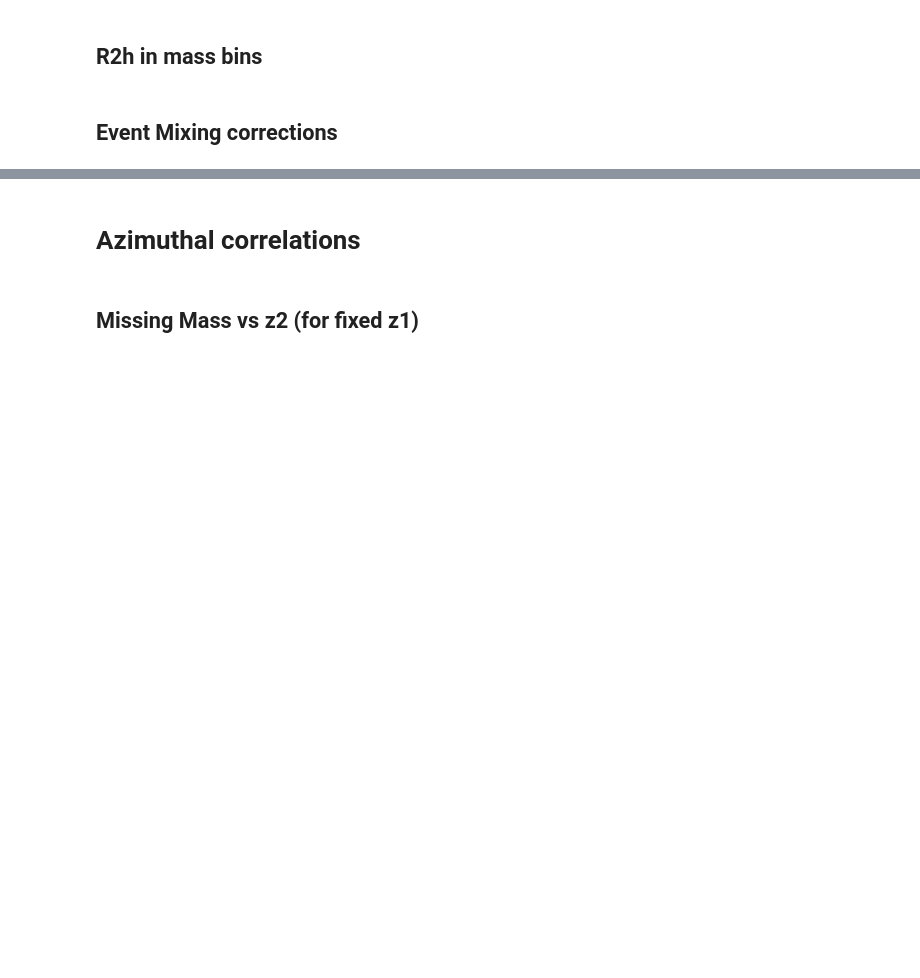
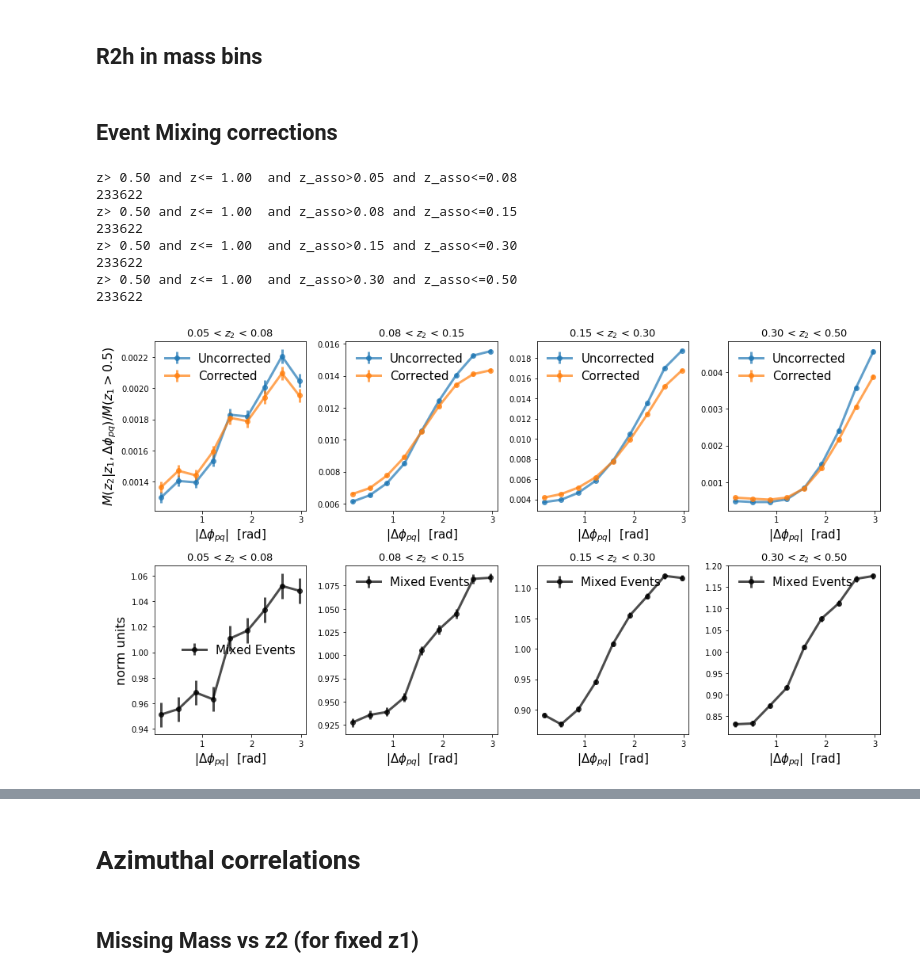
Before and after one commit to miguelignacio/eg2dihadron, a Jupyter notebook: EG2_2picorrelations.ipynb, the cells around one changed output, grey strips where cells are left out. Drawn from its saved outputs; the diff is of its cells as text; code cells hidden in the pictures; blank space fills up the shorter version.

Commit message:
add study on phi and event mixing in lab frame

```diff
--- a/EG2_2picorrelations.ipynb
+++ b/EG2_2picorrelations.ipynb
@@ -22,7 +22,7 @@ Welcome to JupyROOT 6.15/01
 class correlation:
     def __init__(self, ntriggers, df, df_mixed):
 
-        self.nbins_dphi = 9#32
+        self.nbins_dphi = 18#32
         self.nbins_deta = 18#16
         self.ntriggers = ntriggers
         self.phibins = np.linspace(0, np.pi, self.nbins_dphi+1)#16+1) #was 16+1
@@ -35,8 +35,10 @@ class correlation:
         self.bincenters_deta = [np.mean([x, y]) for (x, y) in zip(self.etabins[:-1], self.etabins[1:])]
 
         dphi = list(df['dphi'])
+        dphi_lab = list(df['dphi_lab'])
         deta = list(df['dy'])
         mixed_dphi = list(df_mixed['dphi'])
+        mixed_dphi_lab = list(df_mixed['dphi_lab'])
         mixed_deta = list(df_mixed['dy'])
 
         self.numberofpairs = df.shape[0]
@@ -50,6 +52,17 @@ class correlation:
         self.mixh_dphi.norm(norm)
         self.corr_dphi = np.true_divide(self.sameh_dphi.y,self.mixh_dphi.y)
         self.corr_dphi_err = np.true_divide(self.sameh_dphi.yerr,self.mixh_dphi.y)
+
+        #dphi in lab frame
+        self.sameh_dphi_lab =myHisto(dphi_lab, self.phibins) # np.histogram(dphi, self.phibins)[0]
+        self.sameh_dphi_lab.norm(ntriggers)
+        self.mixh_dphi_lab  =myHisto(mixed_dphi_lab, self.phibins)
+        norm = sum(self.mixh_dphi_lab.y)/self.nbins_dphi
+        self.mixh_dphi_lab.norm(norm)
+        self.corr_dphi_lab = np.true_divide(self.sameh_dphi_lab.y,self.mixh_dphi_lab.y)
+        self.corr_dphi_lab_err = np.true_divide(self.sameh_dphi_lab.yerr,self.mixh_dphi_lab.y)
+
+
 
 
         self.sameh_deta =myHisto(deta, self.etabins) # np.histogram(dphi, self.phibins)[0]
@@ -194,7 +205,7 @@ getdatainChunks('Pairs_Pb.root','Pb')
 df = {}
 df_trigger = {}
 
-for target in ['Pb','Fe','C']:
+for target in ['Pb']:#,'Fe','C']:
     print 'Getting dataframes from target %s'%target
     df[target]=getdatainChunks('Pairs_%s.root'%target, target)
     df['%s_mix'%target] = getdatainChunks('Pairs_%s.root'%target, '%s_mix'%target)
@@ -431,47 +431,43 @@ plt.show()
 # %%
 fig, axs = plt.subplots(2, 4, figsize=(14,8))
 Edges = [0.4, 0.5,0.6,0.7,1.0]
 bins = [(x, y) for (x, y) in zip(Edges[:-1], Edges[1:])]
 asso_Edges = [0.05,0.08, 0.15,0.3,0.5]
 asso_bins = [(x, y) for (x, y) in zip(asso_Edges[:-1], asso_Edges[1:])]
 
 for j, asso_bin in enumerate(asso_bins):
     query_trigger = 'z> %2.2f and z<= %2.2f '%(0.5,1.0)
     query_asso = 'z_asso>%2.2f and z_asso<=%2.2f'%(asso_bin[0],asso_bin[1])
     query_total = query_trigger + ' and '+ query_asso
     print query_total
-    print df_trigger['C_trigger'].query(query_trigger).shape[0]
-    corr_C = correlation(df_trigger['C_trigger'].query(query_trigger).shape[0], df['C'].query(query_total), df['C_mix'].query(query_total))
-    corr_D_C = correlation(df_trigger['D_C_trigger'].query(query_trigger).shape[0], df['D_C'].query(query_total), df['D_C_mix'].query(query_total))
+    print df_trigger['Pb_trigger'].query(query_trigger).shape[0]
+    corr = correlation(df_trigger['Pb_trigger'].query(query_trigger).shape[0], df['Pb'].query(query_total), df['Pb_mix'].query(query_total))
+    corr_D = correlation(df_trigger['D_Pb_trigger'].query(query_trigger).shape[0], df['D_Pb'].query(query_total), df['D_Pb_mix'].query(query_total))
 
-    #norma = np.sum(corr_D_C.corr_dphi)
-    #corr_D_C.normalize(norma)
-    #corr_C.normalize(norma)
+    axs[0,j].errorbar(corr_D.bincenters_dphi, corr_D.sameh_dphi.y, yerr=corr_D.sameh_dphi.yerr, linewidth=3.0,alpha=0.7,fmt='-o', label='Uncorrected')
+    axs[0,j].errorbar(corr_D.bincenters_dphi, corr_D.corr_dphi, yerr=corr_D.corr_dphi_err, linewidth=3.0,alpha=0.7,fmt='-o', label='Corrected')
 
-    #comp_C = comparison(corr_C,corr_D_C)
-
-    axs[0,j].errorbar(corr_D_C.bincenters_dphi, corr_D_C.sameh_dphi.y, yerr=corr_D_C.sameh_dphi.yerr, linewidth=3.0,alpha=0.7,fmt='-o', label='Uncorrected')
-    axs[0,j].errorbar(corr_D_C.bincenters_dphi, corr_D_C.corr_dphi, yerr=corr_D_C.corr_dphi_err, linewidth=3.0,alpha=0.7,fmt='-o', label='Corrected')
-
-    #axs[j].errorbar(corr_D.bincenters_dphi, corr_D.mixh_dphi.y, yerr=corr_D.mixh_dphi.yerr, linewidth=3.0,alpha=0.7,fmt='-ko', label='D')
-    #axs[j].errorbar(corr_C.bincenters_dphi, corr_C.sameh_dphi.y, yerr=corr_D.sameh_dphi.yerr, linewidth=3.0,alpha=0.7,fmt='-ro', label='C')
-
-
-    #axs[j].axhline(y=1.0,color='black',linestyle='--',alpha=0.5)
     axs[0,j].xaxis.set_label_text("|$\Delta\phi_{pq}$|  [rad]", fontsize=15)
     axs[0,j].legend(loc='best',frameon=False)
     axs[0,0].yaxis.set_label_text(r'$M(z_{2}|z_{1}, \Delta\phi_{pq})/M(z_{1}>0.5)$',fontsize=16)
     axs[0,j].set_title('%2.2f < $z_{2}$ < %2.2f'%(asso_bin[0],asso_bin[1]), fontsize=13)
 
     axs[1,j].set_title('%2.2f < $z_{2}$ < %2.2f'%(asso_bin[0],asso_bin[1]), fontsize=13)
-    axs[1,j].errorbar(corr_D_C.bincenters_dphi, corr_D_C.mixh_dphi.y, yerr=corr_D_C.mixh_dphi.yerr, linewidth=3.0,alpha=0.7,fmt='-ko', label='Mixed Events')
+    axs[1,j].errorbar(corr_D.bincenters_dphi, corr_D.mixh_dphi.y, yerr=corr_D.mixh_dphi.yerr, linewidth=3.0,alpha=0.7,fmt='-ko', label='Mixed Events')
     axs[1,0].yaxis.set_label_text('norm units',fontsize=16)
-
-
-    #axs[1,j].errorbar(corr_C.bincenters_dphi, corr_C.mixh_dphi.y, yerr=corr_C.mixh_dphi.yerr, linewidth=3.0,alpha=0.7,fmt='-ko', label='D')
     axs[1,j].xaxis.set_label_text("|$\Delta\phi_{pq}$|  [rad]", fontsize=15)
     axs[1,j].legend(loc='best',frameon=False)
 
 
 plt.tight_layout()
 plt.savefig('EventMixing_AzimuthalCorrelations.png')
+# %% [output]
+z> 0.50 and z<= 1.00  and z_asso>0.05 and z_asso<=0.08
+233622
+z> 0.50 and z<= 1.00  and z_asso>0.08 and z_asso<=0.15
+233622
+z> 0.50 and z<= 1.00  and z_asso>0.15 and z_asso<=0.30
+233622
+z> 0.50 and z<= 1.00  and z_asso>0.30 and z_asso<=0.50
+233622
+[figure, added]
```
Also changed, not shown: parts of 13 cells of this notebook, 2 other files.
